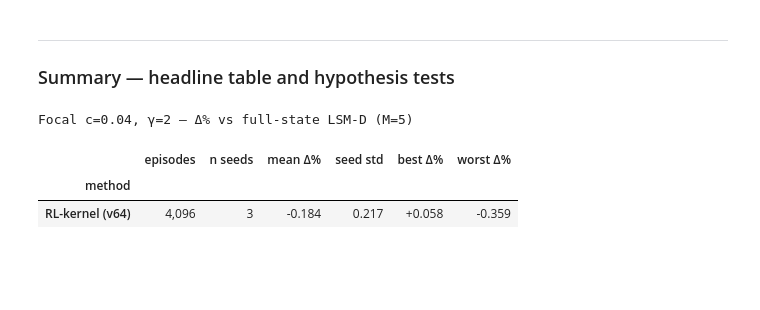
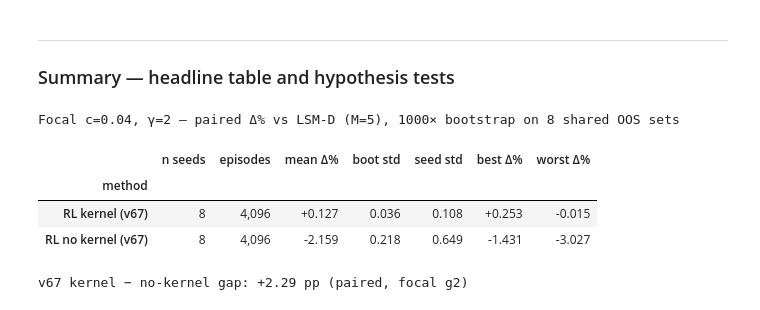
Before and after one commit to ithakis/DRL-Swing-Options, a Jupyter notebook: Jupyter Notebooks/3: Validation 3: Semi-Analytical Kernel & RL Pricer.ipynb, the cells around one changed output. Saved outputs shown, nothing was run; the diff lists cells and outputs as text; code cells hidden in the pictures; blank space fills up the shorter version.

```diff
--- a/Jupyter Notebooks/3: Validation 3: Semi-Analytical Kernel & RL Pricer.ipynb
+++ b/Jupyter Notebooks/3: Validation 3: Semi-Analytical Kernel & RL Pricer.ipynb
@@ -65,4 +65,12 @@ MX  = pd.read_csv(D / "mx_isolation.csv")
 print("Loaded:", {k: v.shape for k, v in
       dict(moments=KM, quad=KQ, jump=KJ, nested=KN, cost=KC,
            pricing=RL, episodes=EE, mx=MX).items()})
+
+def boot(x, n_boot=1000, seed=0):
+    """Bootstrap mean and std of the sampling distribution of the mean (1000 resamples)."""
+    x = np.asarray(x, float); x = x[np.isfinite(x)]
+    if x.size == 0:
+        return float("nan"), float("nan")
+    means = np.random.default_rng(seed).choice(x, (n_boot, len(x)), replace=True).mean(1)
+    return float(x.mean()), float(means.std())
 # %% [output]
@@ -241,14 +249,12 @@ $$X'_i = e^{-\alpha\Delta t}X_t + \sigma_X z_i,\qquad Y'_j = e^{-\beta\Delta t}Y
 The $M_x$ columns are Gauss–Hermite nodes (OU shock); the rows are jump-increment nodes — one no-jump node plus $M_{\text{per }k}$ QMC nodes per jump count $k=1,\dots,N_{\max}$. The no-jump branch carries $\approx$ 97.6% of the mass.
 # %%
 # F6 · authentic kernel nodes (built with the production src.transition_kernel API)
-import json, glob
 from matplotlib.lines import Line2D
 from src.transition_kernel import KernelParams, precompute_kernel
 
-_jp = sorted(glob.glob(str(ROOT / "runs" / "SwingOption_20_c0.04_gamma2_v64_4k_*.json")))[0]
-_P = json.load(open(_jp))
-ALPHA, SIGMA, BETA, LAM, MU_J = (float(_P[k]) for k in ["alpha", "sigma", "beta", "lam", "mu_J"])
-MAT, NR = float(_P["maturity"]), int(_P["n_rights"]); DT = MAT / (NR - 1)
+# focal HHK contract params (self-contained; matches gen_rl_validation_v67.py mk_params)
+ALPHA, SIGMA, BETA, LAM, MU_J = 12.0, 1.2, 150.0, 6.0, 0.3
+MAT, NR = 0.0833, 22; DT = MAT / (NR - 1)
 P0, LDT = float(np.exp(-LAM * DT)), LAM * DT
 Xt, Yt = 0.10, 0.50                     # example current state (matches F2)
 KCOL   = {0: "#2b8a3e", 1: "#e8590c", 2: "#9c36b5", 3: "#1971c2"}
@@ -721,49 +604,28 @@ M_x significance tests — M_x≥2 plateau: all pairwise Welch p > 0.20 (green =
 ---
 ### Summary — headline table and hypothesis tests
 # %%
-g2 = RL[RL.regime == "g2"]
-lsm5 = g2[g2.method == "lsm_M5"].price.iloc[0]
+g2 = RL[RL.regime == "g2"].pivot_table(index="seed", columns="method", values="price")
 rows = []
-for m, lbl, ep in [("kernel_on", "RL-kernel (v64)", 4096), ("v61_paper", "RL no kernel (v61)", 32768)]:
-    g = g2[g2.method == m].groupby("seed").price.first()
-    if not len(g): continue
-    d = 100*(g/lsm5 - 1)
-    rows.append({"method": lbl, "episodes": ep, "n seeds": len(g),
-                 "mean Δ%": d.mean(), "seed std": d.std(ddof=1) if len(d) > 1 else 0.0,
-                 "best Δ%": d.max(), "worst Δ%": d.min()})
+for m, lbl in [("kernel_on", "RL kernel (v67)"), ("kernel_off", "RL no kernel (v67)")]:
+    dp = 100 * (g2[m] / g2["lsm_M5"] - 1)
+    dmu, dse = boot(dp.values)
+    rows.append({"method": lbl, "n seeds": len(dp), "episodes": 4096,
+                 "mean Δ%": dmu, "boot std": dse, "seed std": dp.std(ddof=1),
+                 "best Δ%": dp.max(), "worst Δ%": dp.min()})
 tbl = pd.DataFrame(rows).set_index("method")
-
-V_tbl = float(tbl[["mean Δ%", "best Δ%", "worst Δ%"]].abs().max().max())
+V = float(tbl[["mean Δ%", "best Δ%", "worst Δ%"]].abs().max().max())
 display(tbl.round(3).style
-    .background_gradient(cmap="RdYlGn", subset=["mean Δ%", "best Δ%", "worst Δ%"],
-                         vmin=-V_tbl, vmax=V_tbl)
-    .background_gradient(cmap="RdYlGn_r", subset=["seed std"], vmin=0)
-    .format({"episodes": "{:,}", "n seeds": "{:.0f}",
-             "mean Δ%": "{:+.3f}", "seed std": "{:.3f}",
-             "best Δ%": "{:+.3f}", "worst Δ%": "{:+.3f}"})
-    .set_caption("Focal c=0.04, γ=2 — Δ% vs full-state LSM-D (M=5)")
-    .set_properties(**{"text-align": "center"})
-    .set_table_styles([{"selector": "caption",
-                        "props": [("caption-side", "top"), ("font-size", "11px"),
-                                  ("text-align", "left"), ("padding-bottom", "6px")]}]))
-
-on  = 100*(g2[g2.method == "kernel_on"].groupby("seed").price.first()/lsm5 - 1)
-v61 = 100*(g2[g2.method == "v61_paper"].groupby("seed").price.first()/lsm5 - 1)
-if len(on) > 1 and len(v61) > 1:
-    w   = sa.welch_t_test(on.values, v61.values)
-    fr  = sa.f_var_ratio(v61.values, on.values)
-    mde = sa.minimum_detectable_effect(len(on), len(v61),
-              pooled_std=np.sqrt((on.var(ddof=1)+v61.var(ddof=1))/2))
-    test_tbl = pd.DataFrame([
-        {"stat": "RL-kernel − RL no kernel  (Δmean)", "value": f"{w['mean_diff']:+.2f} pp", "p": f"{w['p']:.3f}"},
-        {"stat": "Variance ratio  (no-kernel / kernel)", "value": f"{fr['var_ratio']:.1f}×", "p": f"{fr['p']:.1e}"},
-        {"stat": "Min detectable effect  (80% power, n=15/15)", "value": f"{mde['mde']:.2f} pp", "p": "—"},
-    ]).set_index("stat")
-    display(test_tbl.style
-        .set_properties(**{"text-align": "center"})
-        .set_table_styles([{"selector": "th", "props": [("text-align", "left")]}]))
+    .background_gradient(cmap="RdYlGn", subset=["mean Δ%", "best Δ%", "worst Δ%"], vmin=-V, vmax=V)
+    .background_gradient(cmap="RdYlGn_r", subset=["seed std", "boot std"], vmin=0)
+    .format({"episodes": "{:,}", "n seeds": "{:.0f}", "mean Δ%": "{:+.3f}", "boot std": "{:.3f}",
+             "seed std": "{:.3f}", "best Δ%": "{:+.3f}", "worst Δ%": "{:+.3f}"})
+    .set_caption("Focal c=0.04, γ=2 — paired Δ% vs LSM-D (M=5), 1000× bootstrap on 8 shared OOS sets")
+    .set_properties(**{"text-align": "center"}))
+print(f"v67 kernel − no-kernel gap: {rows[0]['mean Δ%'] - rows[1]['mean Δ%']:+.2f} pp (paired, focal g2)")
 # %% [output]
-Focal c=0.04, γ=2 — Δ% vs full-state LSM-D (M=5)
+Focal c=0.04, γ=2 — paired Δ% vs LSM-D (M=5), 1000× bootstrap on 8 shared OOS sets
-|  | episodes | n seeds | mean Δ% | seed std | best Δ% | worst Δ% |
-| method |  |  |  |  |  |  |
-| RL-kernel (v64) | 4,096 | 3 | -0.184 | 0.217 | +0.058 | -0.359 |
+|  | n seeds | episodes | mean Δ% | boot std | seed std | best Δ% | worst Δ% |
+| method |  |  |  |  |  |  |  |
+| RL kernel (v67) | 8 | 4,096 | +0.127 | 0.036 | 0.108 | +0.253 | -0.015 |
+| RL no kernel (v67) | 8 | 4,096 | -2.159 | 0.218 | 0.649 | -1.431 | -3.027 |
+v67 kernel − no-kernel gap: +2.29 pp (paired, focal g2)
```
Also changed, not shown: parts of 18 cells of this notebook, 32 other files.
